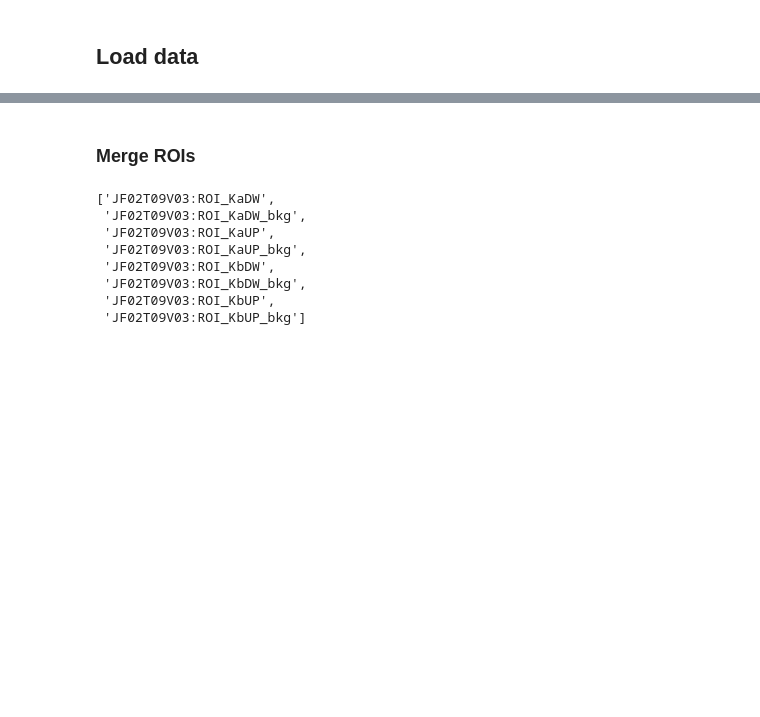
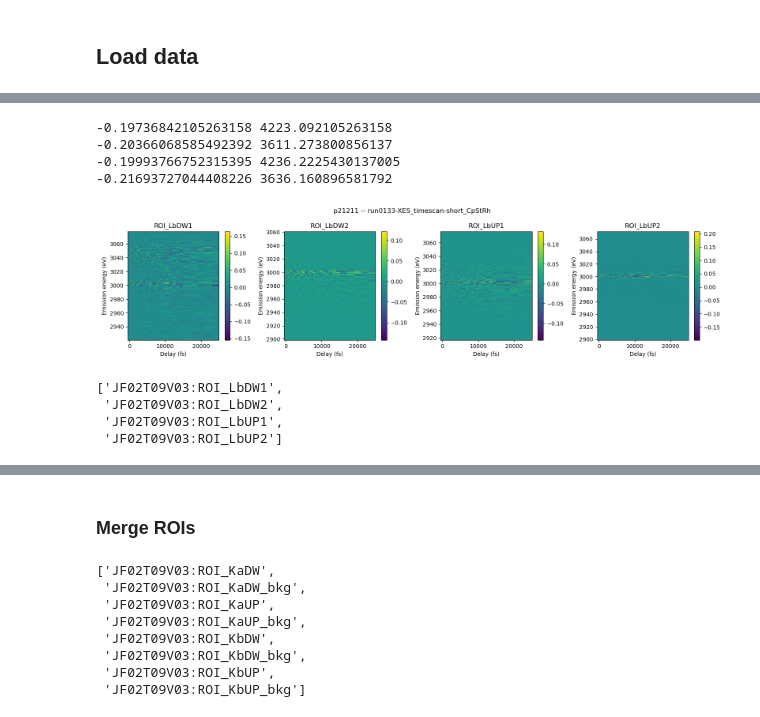
Before and after one commit to paulscherrerinstitute/alvra_beamline_scripts, a Jupyter notebook: Plotting_XES_timescans.ipynb, the cells around one changed output, grey strips where cells are left out. Cells and saved outputs as stored; diff of their text form; code cells hidden in the pictures; blank space fills up the shorter version.

```diff
--- a/Plotting_XES_timescans.ipynb
+++ b/Plotting_XES_timescans.ipynb
@@ -35,0 +110,51 @@ warnings.filterwarnings('ignore')
+# %%
+energy_calib = True
+Loaddir = '../Claudio/Reduced_RIXS/'
+
+bin_ = 1
+
+vmin = None
+vmax = None
+
+################################################
+
+fig, axs = plt.subplots(nrows=1, ncols=len(ROIs[0::1]), figsize=(16,4))
+plt.suptitle(titlestring_stack)
+for i, (ROI, ax) in enumerate(zip(ROIs[0::1], axs.flatten())):
+    matrix_on = []
+    matrix_off = []
+    for index_step in range(len(spectra_on)):
+        matrix_on.append(spectra_on[index_step][ROI])#.split(':')[-1]])
+        matrix_off.append(spectra_off[index_step][ROI])#.split(':')[-1]])
+
+    yaxis = np.arange(np.array(meta[ROI+'-roi']).flatten()[-2], np.array(meta[ROI+'-roi']).flatten()[-1], 1)
+    y_axis_rebin, matrix_on_rebin, matrix_off_rebin = plot_tool_2D(matrix_on, matrix_off, 0, yaxis, bin_)
+
+    ylabel = 'JF pixel'
+    if energy_calib:
+        m,b = calibration[ROI]
+        y_axis_rebin = m*y_axis_rebin + b
+        ylabel = 'Emission energy (eV)'
+        print (m,b)
+
+    plt.sca(ax)
+    plt.title(ROI.split(':')[-1])
+    plt.pcolormesh(Delay_fs, y_axis_rebin, np.transpose(np.asarray(matrix_on_rebin) - np.asarray(matrix_off_rebin)), vmin = vmin, vmax = vmax)
+    plt.colorbar()
+    plt.ylabel(ylabel)
+    #plt.ylim(3120, 3180)
+    plt.xlabel('Delay ({})'.format(scan.parameters['units'][0]))
+plt.tight_layout()
+# %% [output]
+-0.19736842105263158 4223.092105263158
+-0.20366068585492392 3611.273800856137
+-0.19993766752315395 4236.2225430137005
+-0.21693727044408226 3636.160896581792
+[figure, added]
+# %%
+ROIs
+# %% [output]
+['JF02T09V03:ROI_LbDW1',
+ 'JF02T09V03:ROI_LbDW2',
+ 'JF02T09V03:ROI_LbUP1',
+ 'JF02T09V03:ROI_LbUP2']
```
Also changed, not shown: parts of 6 cells of this notebook, 6 other files.
